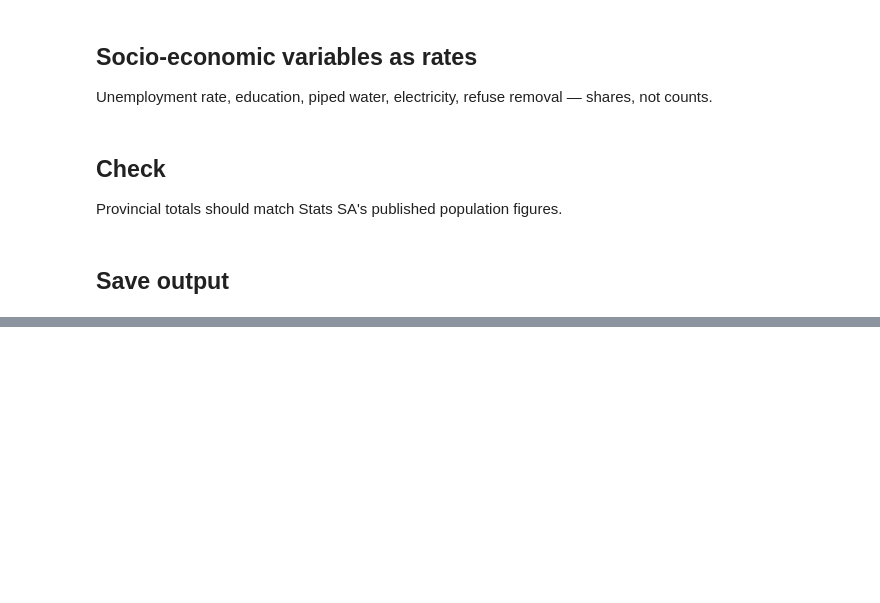
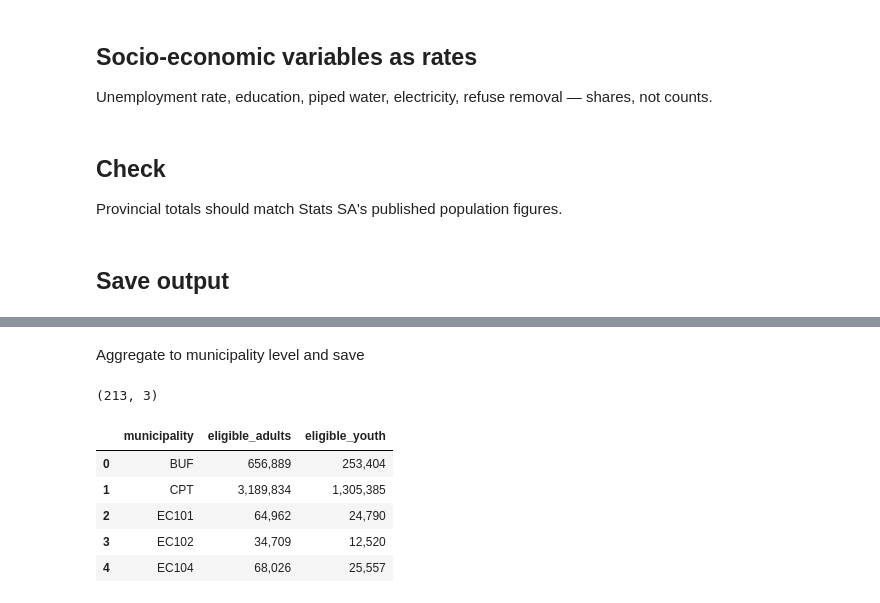
Before and after one commit to NkululekoBanda/democratic-funnel, a Jupyter notebook: notebooks/04_census.ipynb, the cells around one changed output, grey strips where cells are left out. Drawn from its saved outputs; the diff is of its cells as text; code cells hidden in the pictures; blank space fills up the shorter version.

```diff
--- a/notebooks/04_census.ipynb
+++ b/notebooks/04_census.ipynb
@@ -78,0 +137,12 @@ Provincial totals should match Stats SA's published population figures.
+# %%
+cen["eligible_adults"] = np.where(
+    (cen["p10_citizenship"] == 101) & (cen["p04_age"] >= 18),
+    cen["pers_wgt"], 0
+)
+
+cen["eligible_youth"] = np.where(
+    (cen["p10_citizenship"] == 101) & (cen["p04_age"] >= 18) & (cen["p04_age"] <= 34),
+    cen["pers_wgt"], 0
+)
+
+print(cen[["p10_citizenship", "p04_age", "pers_wgt", "eligible_adults", "eligible_youth"]].head(10))
@@ -78,0 +163,3 @@ Provincial totals should match Stats SA's published population figures.
+# %%
+pd.set_option("display.float_format", "{:,.0f}".format)
+print(cen.groupby("province")["eligible_adults"].sum())
@@ -78,0 +178,19 @@ Provincial totals should match Stats SA's published population figures.
+# %% [markdown]
+Aggregate to municipality level and save
+# %%
+out = cen.groupby("municipality").agg(
+    eligible_adults=("eligible_adults", "sum"),
+    eligible_youth=("eligible_youth", "sum"),
+).reset_index()
+
+out.to_csv(INTERIM / "census_2022.csv", index=False)
+print(out.shape)
+out.head()
+# %% [output]
+(213, 3)
+|  | municipality | eligible_adults | eligible_youth |
+| 0 | BUF | 656,889 | 253,404 |
+| 1 | CPT | 3,189,834 | 1,305,385 |
+| 2 | EC101 | 64,962 | 24,790 |
+| 3 | EC102 | 34,709 | 12,520 |
+| 4 | EC104 | 68,026 | 25,557 |
```
Also changed, not shown: parts of 16 cells of this notebook.
